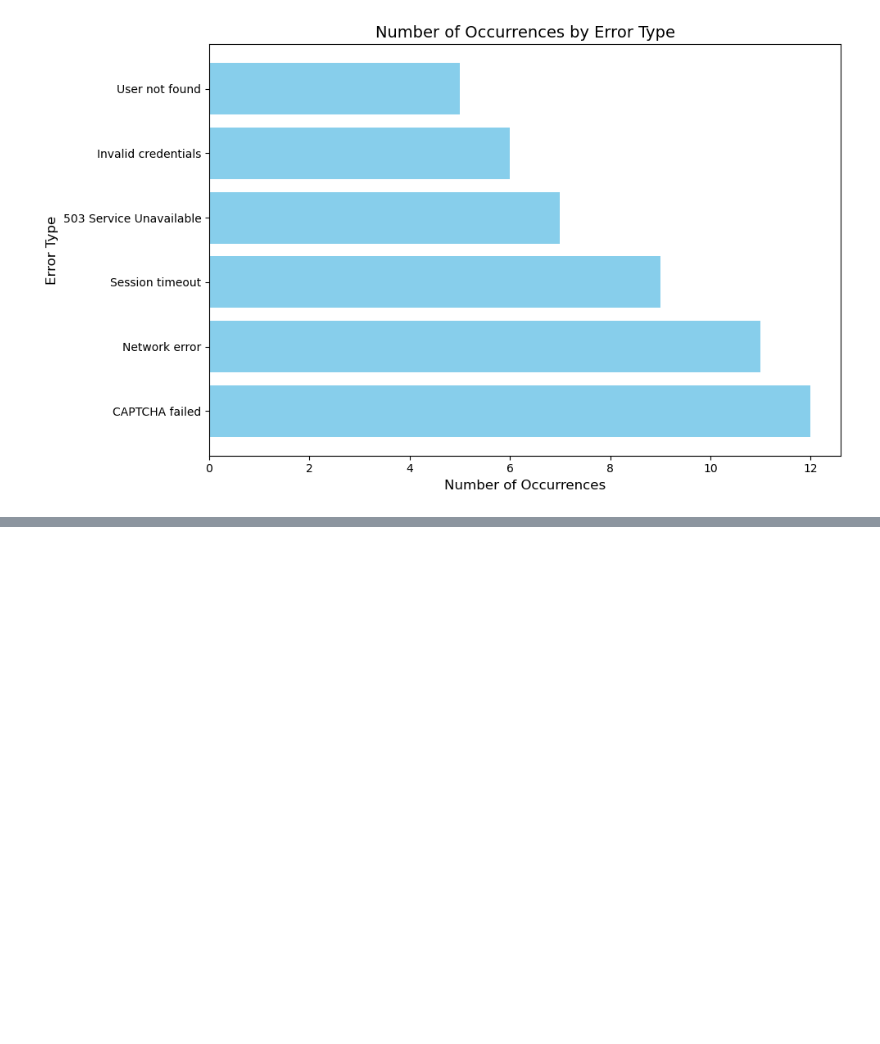
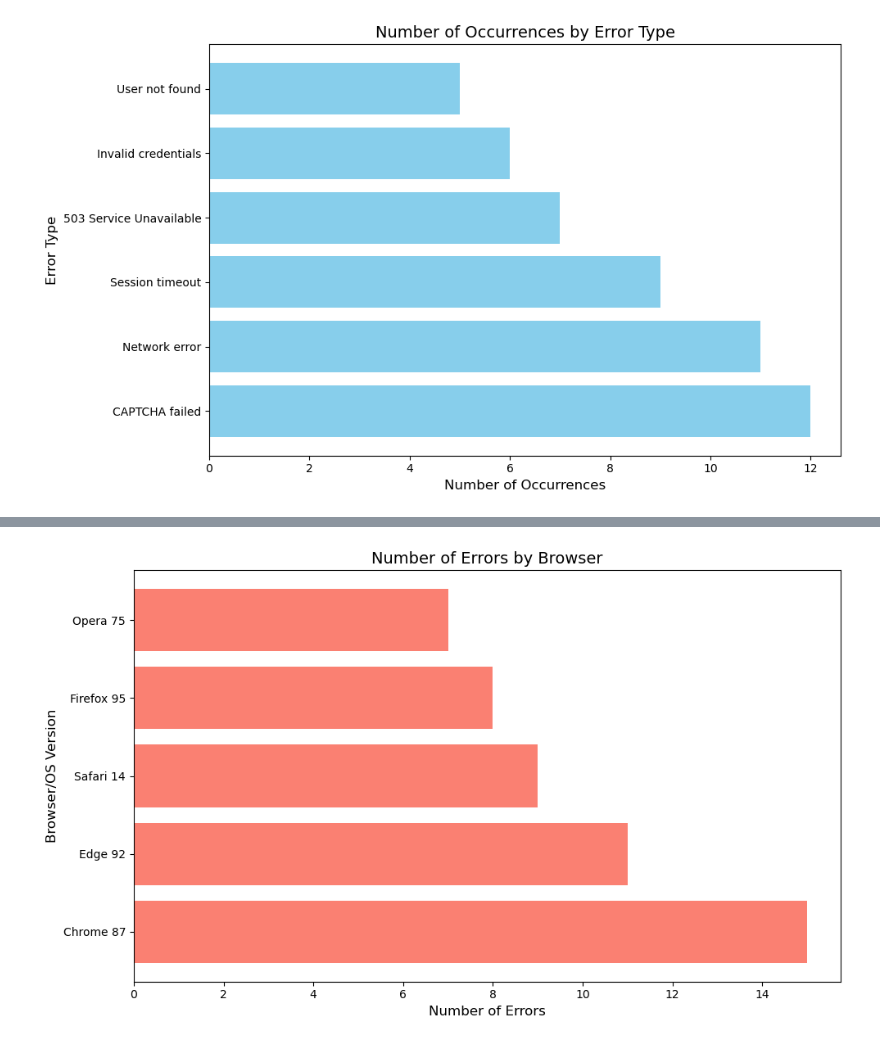
Before and after one commit to thejjserg/integra-case-study, a Jupyter notebook: Jr. Product Owner Case Study.ipynb, the cells around one changed output, grey strips where cells are left out. Saved outputs shown, nothing was run; the diff lists cells and outputs as text; code cells hidden in the pictures; blank space fills up the shorter version.

```diff
--- a/Jr. Product Owner Case Study.ipynb
+++ b/Jr. Product Owner Case Study.ipynb
@@ -148,0 +183,12 @@ plt.show()
+# %%
+# Plotting Browsers
+plt.figure(figsize=(10, 6))
+plt.barh(browser_counts.index, browser_counts.values, color='salmon')
+plt.title('Number of Errors by Browser', fontsize=14)
+plt.xlabel('Number of Errors', fontsize=12)
+plt.ylabel('Browser/OS Version', fontsize=12)
+plt.tight_layout()
+plt.show()
+plt.close()
+# %% [output]
+[figure, added]
```
Also changed, not shown: parts of 4 cells of this notebook.
